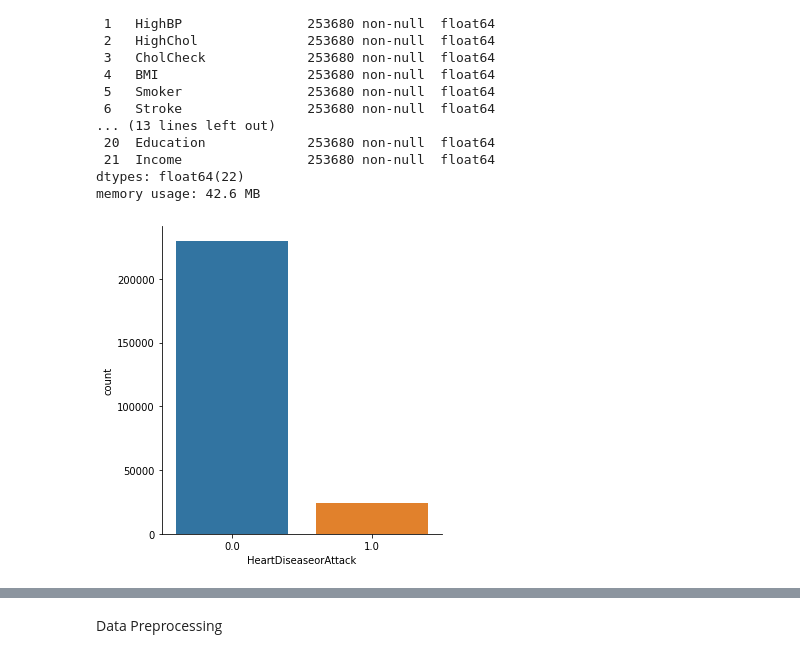
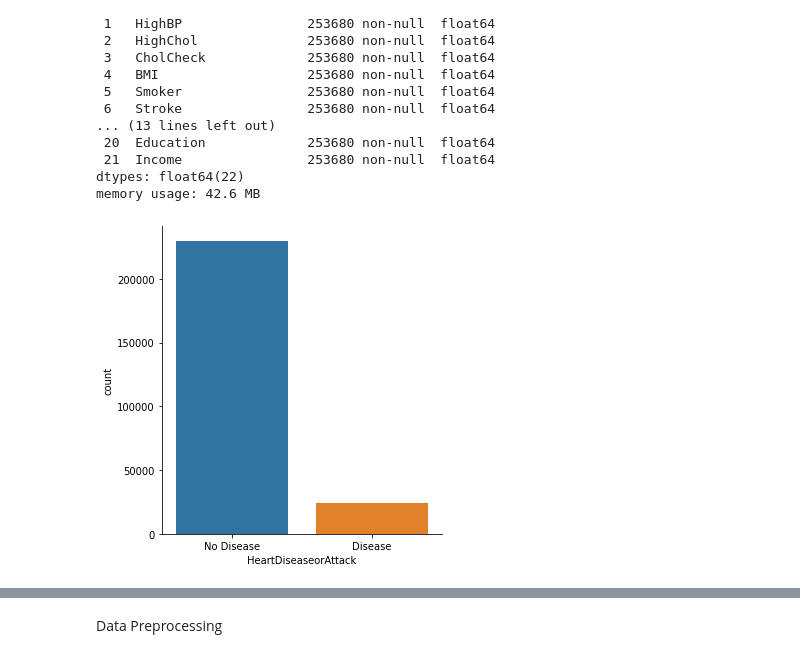
Before and after one commit to Yamok00/Personal-repo, a Jupyter notebook: Heart_Disease.ipynb, the cells around one changed output, grey strips where cells are left out. Cells and saved outputs as stored; diff of their text form; code cells hidden in the pictures.

```diff
--- a/Heart_Disease.ipynb
+++ b/Heart_Disease.ipynb
@@ -66,6 +79,8 @@ dtypes: float64(22)
 memory usage: 42.6 MB
 # %%
 # Explore Target distribution
-sns.catplot(x="HeartDiseaseorAttack", kind="count", data=data);
+sns.catplot(x="HeartDiseaseorAttack", kind="count", data=data)
+plt.xticks([0, 1], ['No Disease', 'Disease'])
+plt.show()
 # %% [output]
-[figure, old version]
+[figure, new version]
```
Also changed, not shown: parts of 6 cells of this notebook.
